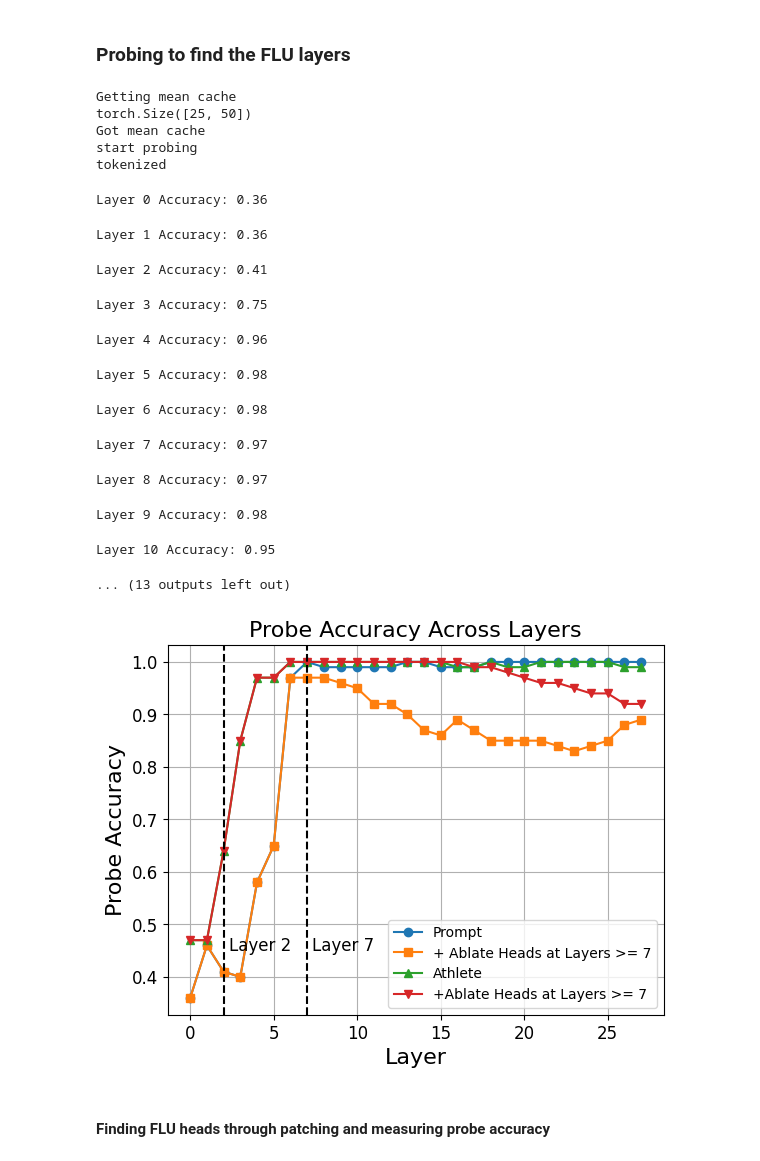
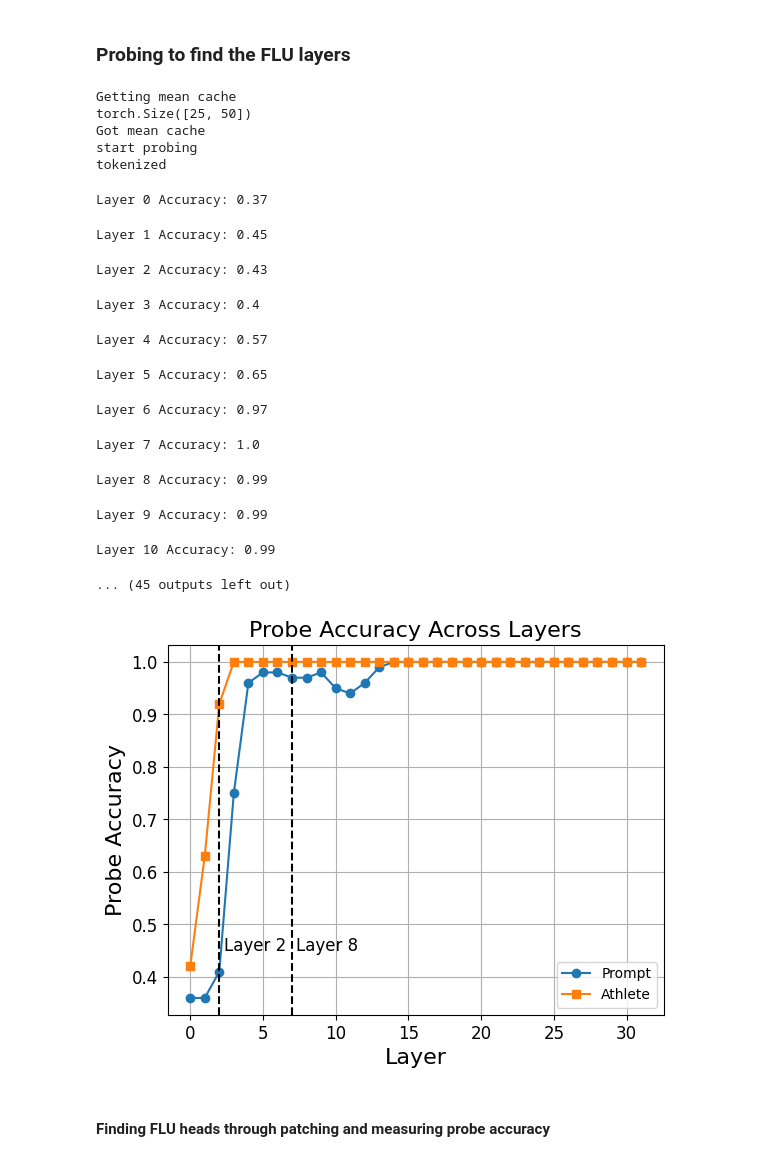
Before and after one commit to magikarp01/mechanistic-unlearning, a Jupyter notebook: experiments/sports_facts_manual/sports_manual_interp.ipynb, the cells around one changed output. Drawn from its saved outputs; the diff is of its cells as text; code cells hidden in the pictures.

Commit message:
sports probes

```diff
--- a/experiments/sports_facts_manual/sports_manual_interp.ipynb
+++ b/experiments/sports_facts_manual/sports_manual_interp.ipynb
@@ -25,4 +25,4 @@ device = torch.device("cuda" if torch.cuda.is_available() else "cpu")
 /root/mechanistic-unlearning
 # %%
 MODELS = ['google/gemma-7b', 'google/gemma-2-9b', 'meta-llama/Meta-Llama-3-8B']
-model_name = MODELS[2]
+model_name = MODELS[1]
@@ -178,23 +180,23 @@ model.reset_hooks()
 results['Prompt'] = probe_across_layers(model, full_prompt_toks, df['sport'].tolist())
 
 # Add mean ablate hooks
-model.add_hook(
-    lambda name: 'attn_out' in name,
-    functools.partial(mean_ablate_hook, mean_cache=mean_cache),
-    "fwd"
-)
-results['+ Ablate Heads at Layers >= 5'] = probe_across_layers(model, full_prompt_toks, df['sport'].tolist())
+# model.add_hook(
+#     lambda name: 'attn_out' in name,
+#     functools.partial(mean_ablate_hook, mean_cache=mean_cache),
+#     "fwd"
+# )
+# results['+ Ablate Heads at Layers >= 5'] = probe_across_layers(model, full_prompt_toks, df['sport'].tolist())
 
 model.reset_hooks()
 results['Athlete'] = probe_across_layers(model, athl_prompt_toks, df['sport'].tolist())
 
 # Add mean ablate hooks
-model.add_hook(
-    lambda name: 'attn_out' in name,
-    functools.partial(mean_ablate_hook, mean_cache=mean_cache),
-    "fwd"
-)
-results['+Ablate Heads at Layers >= 5'] = probe_across_layers(model, athl_prompt_toks, df['sport'].tolist())
+# model.add_hook(
+#     lambda name: 'attn_out' in name,
+#     functools.partial(mean_ablate_hook, mean_cache=mean_cache),
+#     "fwd"
+# )
+# results['+Ablate Heads at Layers >= 5'] = probe_across_layers(model, athl_prompt_toks, df['sport'].tolist())
 model.reset_hooks()
 # %% [output]
 Getting mean cache
@@ -202,44 +204,47 @@ torch.Size([25, 50])
 Got mean cache
 start probing
 tokenized
-Layer 0 Accuracy: 0.36
+Layer 0 Accuracy: 0.37
-Layer 1 Accuracy: 0.36
+Layer 1 Accuracy: 0.45
-Layer 2 Accuracy: 0.41
+Layer 2 Accuracy: 0.43
-Layer 3 Accuracy: 0.75
+Layer 3 Accuracy: 0.4
-Layer 4 Accuracy: 0.96
+Layer 4 Accuracy: 0.57
-Layer 5 Accuracy: 0.98
+Layer 5 Accuracy: 0.65
-Layer 6 Accuracy: 0.98
+Layer 6 Accuracy: 0.97
-Layer 7 Accuracy: 0.97
+Layer 7 Accuracy: 1.0
-Layer 8 Accuracy: 0.97
+Layer 8 Accuracy: 0.99
-Layer 9 Accuracy: 0.98
+Layer 9 Accuracy: 0.99
-Layer 10 Accuracy: 0.95
+Layer 10 Accuracy: 0.99
-... (13 outputs left out)
+... (45 outputs left out)
+# %%
+with open(f"/root/mechanistic-unlearning/experiments/sports_facts_manual/results/{model_name.replace('/', '_')}_sports_probe.json", "w") as f:
+    json.dump(results, f)
 # %%
 #%% Plot results
 import matplotlib.pyplot as plt
 fig = plt.figure()
 markers = ['o', 's', '^', 'v', '*', 'p', 'P', 'X', 'd']
 for i, (k, v) in enumerate(results.items()):
     plt.plot(v, label=k, marker=markers[i])
 
 # Add vertical dotted lines at x = 2, x = 7
 plt.axvline(x=2, color='k', linestyle='--')
 plt.axvline(x=7, color='k', linestyle='--')
 # Label these vertical lines
 plt.text(2.3, 0.45, 'Layer 2', fontsize=12)
-plt.text(7.3, 0.45, 'Layer 7', fontsize=12)
+plt.text(7.3, 0.45, 'Layer 8', fontsize=12)
 
 plt.legend()
 plt.xlabel('Layer', fontsize=16)
 plt.ylabel('Probe Accuracy', fontsize=16)
 plt.title('Probe Accuracy Across Layers', fontsize=16)
 plt.xticks(fontsize=12)
 plt.yticks(fontsize=12)
 plt.grid()
 plt.show()
 fig.savefig(f"experiments/sports_facts_manual/results/{model_name.replace('/', '_')}_probe_across_layers.pdf")
 # %% [output]
-[figure, old version]
+[figure, new version]
 # %% [markdown]
 #### Finding FLU heads through patching and measuring probe accuracy
 # %%
```
Also changed, not shown: parts of 5 cells of this notebook, 5 other files.
